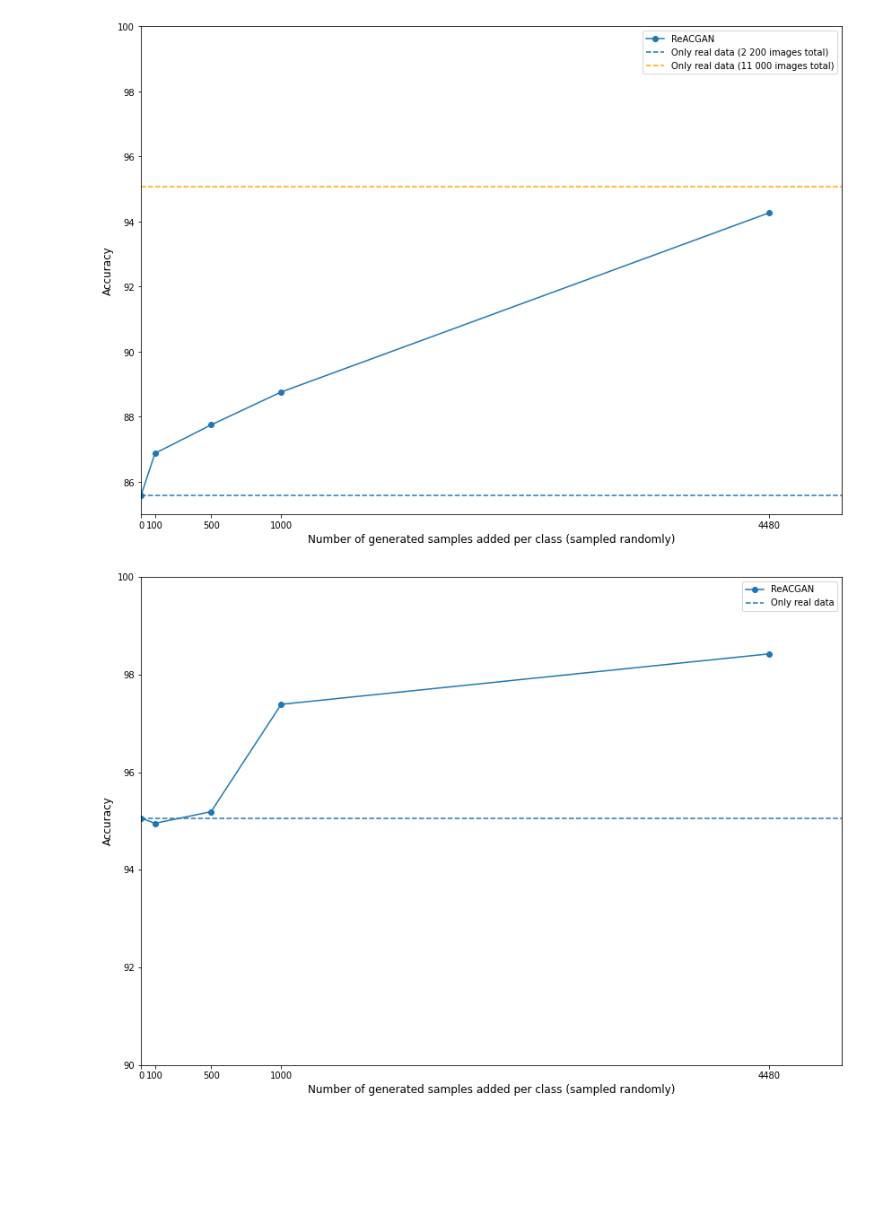
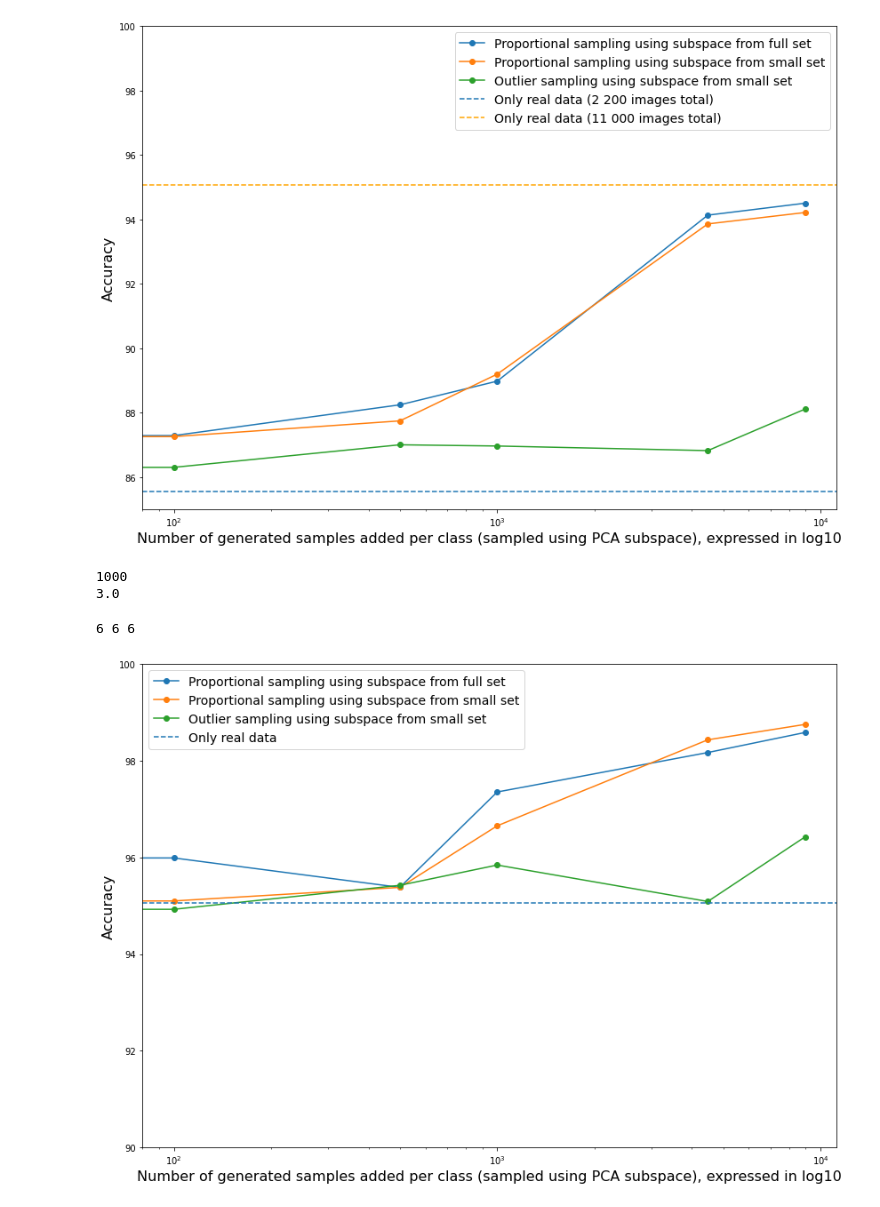
Before and after one commit to Kawrl/GAN_Classifier, a Jupyter notebook: accuracy_stats.ipynb, the cells around one changed output. Saved outputs shown, nothing was run; the diff lists cells and outputs as text; code cells hidden in the pictures; blank space fills up the shorter version.

```diff
--- a/accuracy_stats.ipynb
+++ b/accuracy_stats.ipynb
@@ -313,22 +209,18 @@ plt.savefig('saved_plots/accuracies_ACGAN_random_200.png',bbox_inches='tight')
 # %%
-from matplotlib import pyplot as plt
-
-# ACGAN, Random sampling, 200
-y1 = Accuracy_ACGAN_200
-base_200 = Accuracy_real[0]
-base_1000 = Accuracy_real[1]
+# ReACGAN, Random sampling, 200
+y1 = Accuracy_ReACGAN_200
 x = aug_sample_sizes
 
 fig, ax = plt.subplots(figsize=(14,10))
-ax.plot(x, y1,label='ACGAN',marker='o')
-ax.set_xscale('log')
+ax.plot(x, y1,label='ReACGAN',marker='o')
 ax.axhline(base_200,label='Only real data (2 200 images total)',ls='--')
 ax.axhline(base_1000,label='Only real data (11 000 images total)',ls='--',c='orange')
+ax.set_xscale('log')
 #ax.set_xticks([0,100,500,1000,4480])
 #ax.set_xlim(0, 5000)
 ax.set_ylim(bottom=85.0,top=100.0)
-ax.set_xlabel('Number of generated samples added per class (sampled randomly)',fontsize=12)
-ax.set_ylabel('Accuracy',fontsize=12)
-ax.legend()
-plt.savefig('saved_plots/accuracies_ACGAN_random_200.png',bbox_inches='tight')
+ax.set_xlabel('Number of generated samples added per class (sampled randomly), expressed in log10',fontsize=16)
+ax.set_ylabel('Accuracy',fontsize=16)
+ax.legend(fontsize=14)
+plt.savefig('saved_plots/accuracies_ReACGAN_random_200.png',bbox_inches='tight')
 # %% [output]
@@ -353,35 +291,55 @@ plt.savefig('saved_plots/accuracies_ACGAN_random_1000.png',bbox_inches='tight')
 # %%
-# ReACGAN, Random sampling, 200
-y1 = Accuracy_ReACGAN_200
+# ReACGAN, PCA, 200
+y1 = Accuracy_ReACGAN_200_PCA_outliers_normal_FULL
+y2 = Accuracy_ReACGAN_200_PCA_outliers_normal
+y3 = Accuracy_ReACGAN_200_PCA_only_outliers
 x = aug_sample_sizes
 
 fig, ax = plt.subplots(figsize=(14,10))
-ax.plot(x, y1,label='ReACGAN',marker='o')
+ax.plot(x, y1,label='Proportional sampling using subspace from full set',marker='o')
+ax.plot(x, y2,label='Proportional sampling using subspace from small set',marker='o')
+ax.plot(x, y3,label='Outlier sampling using subspace from small set',marker='o')
 ax.axhline(base_200,label='Only real data (2 200 images total)',ls='--')
 ax.axhline(base_1000,label='Only real data (11 000 images total)',ls='--',c='orange')
-ax.set_xticks([0,100,500,1000,4480])
-ax.set_xlim(0, 5000)
+ax.set_xscale('log')
+#ax.set_xticks([0,100,500,1000,4480])
+#ax.set_xlim(0, 5000)
 ax.set_ylim(bottom=85.0,top=100.0)
-ax.set_xlabel('Number of generated samples added per class (sampled randomly)',fontsize=12)
-ax.set_ylabel('Accuracy',fontsize=12)
-ax.legend()
-plt.savefig('saved_plots/accuracies_ReACGAN_random_200.png',bbox_inches='tight')
+ax.set_xlabel('Number of generated samples added per class (sampled using PCA subspace), expressed in log10',fontsize=16)
+ax.set_ylabel('Accuracy',fontsize=16)
+ax.legend(fontsize=14)
+plt.savefig('saved_plots/accuracies_ReACGAN_PCA_200.png',bbox_inches='tight')
 # %% [output]
-[figure, old version]
+[figure, new version]
+# %%
+import numpy as np
+val=3
+print(aug_sample_sizes[val])
+print(np.log10(aug_sample_sizes[val]))
+# %% [output]
+1000
+3.0
 # %%
-# ReACGAN, Random sampling, 1000
-y1 = Accuracy_ReACGAN_1000
+# ReACGAN, PCA, 1000
+y1 = Accuracy_ReACGAN_1000_PCA_outliers_normal_FULL
+y2 = Accuracy_ReACGAN_1000_PCA_outliers_normal
+y3 = Accuracy_ReACGAN_1000_PCA_only_outliers
+print(len(y1),len(y2),len(y3))
 x = aug_sample_sizes
 
 fig, ax = plt.subplots(figsize=(14,10))
-ax.plot(x, y1,label='ReACGAN',marker='o')
+ax.plot(x, y1,label='Proportional sampling using subspace from full set',marker='o')
+ax.plot(x, y2,label='Proportional sampling using subspace from small set',marker='o')
+ax.plot(x, y3,label='Outlier sampling using subspace from small set',marker='o')
 ax.axhline(base_1000,label='Only real data',ls='--')
-ax.set_xticks([0,100,500,1000,4480])
-ax.set_xlim(0, 5000)
+ax.set_xscale('log')
+#ax.set_xticks([0,100,500,1000,4480])
+#ax.set_xlim(0, 5000)
 ax.set_ylim(bottom=90.0,top=100.0)
-ax.set_xlabel('Number of generated samples added per class (sampled randomly)',fontsize=12)
-ax.set_ylabel('Accuracy',fontsize=12)
-ax.legend()
-plt.savefig('saved_plots/accuracies_ReACGAN_random_1000.png',bbox_inches='tight')
+ax.set_xlabel('Number of generated samples added per class (sampled using PCA subspace), expressed in log10',fontsize=16)
+ax.set_ylabel('Accuracy',fontsize=16)
+ax.legend(fontsize=14)
+plt.savefig('saved_plots/accuracies_ReACGAN_PCA_1000.png',bbox_inches='tight')
 # %% [output]
+6 6 6
-[figure, old version]
+[figure, new version]
```
Also changed, not shown: parts of 17 cells of this notebook, 14 other files.
